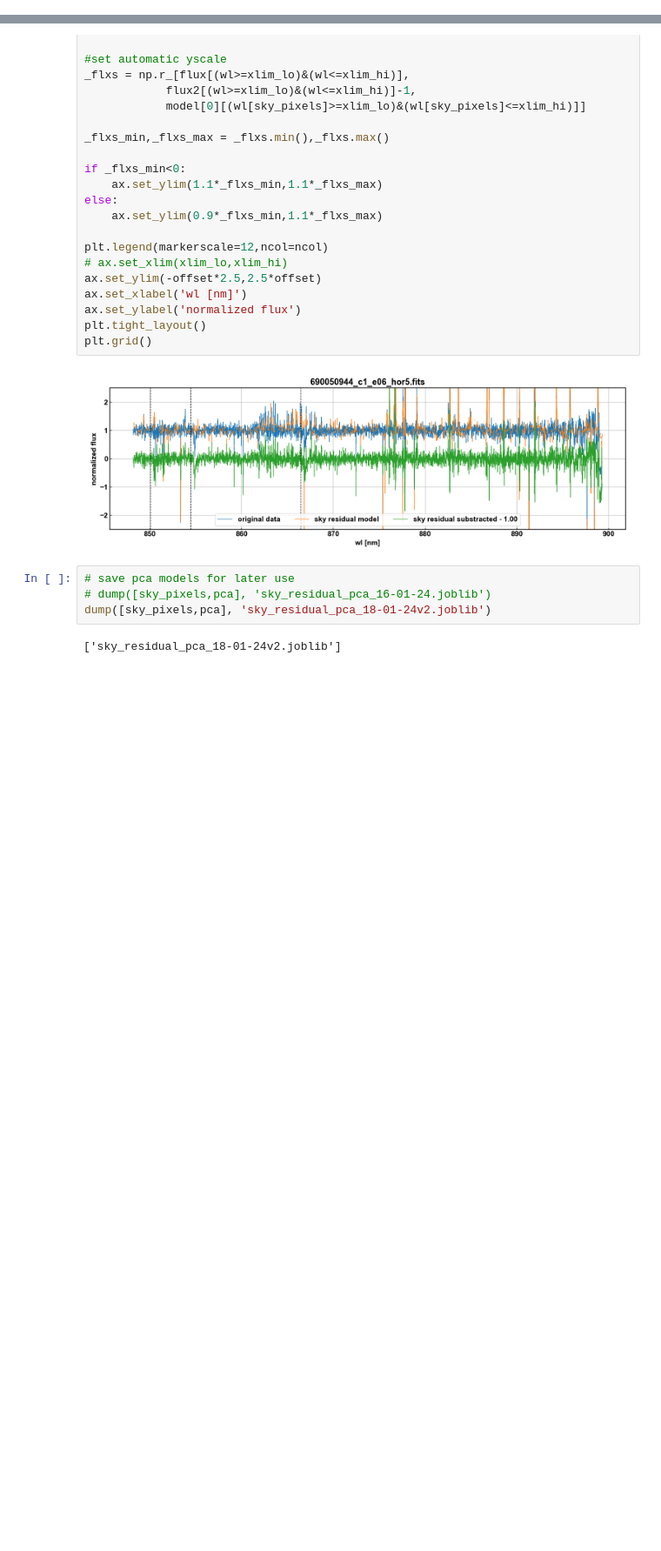
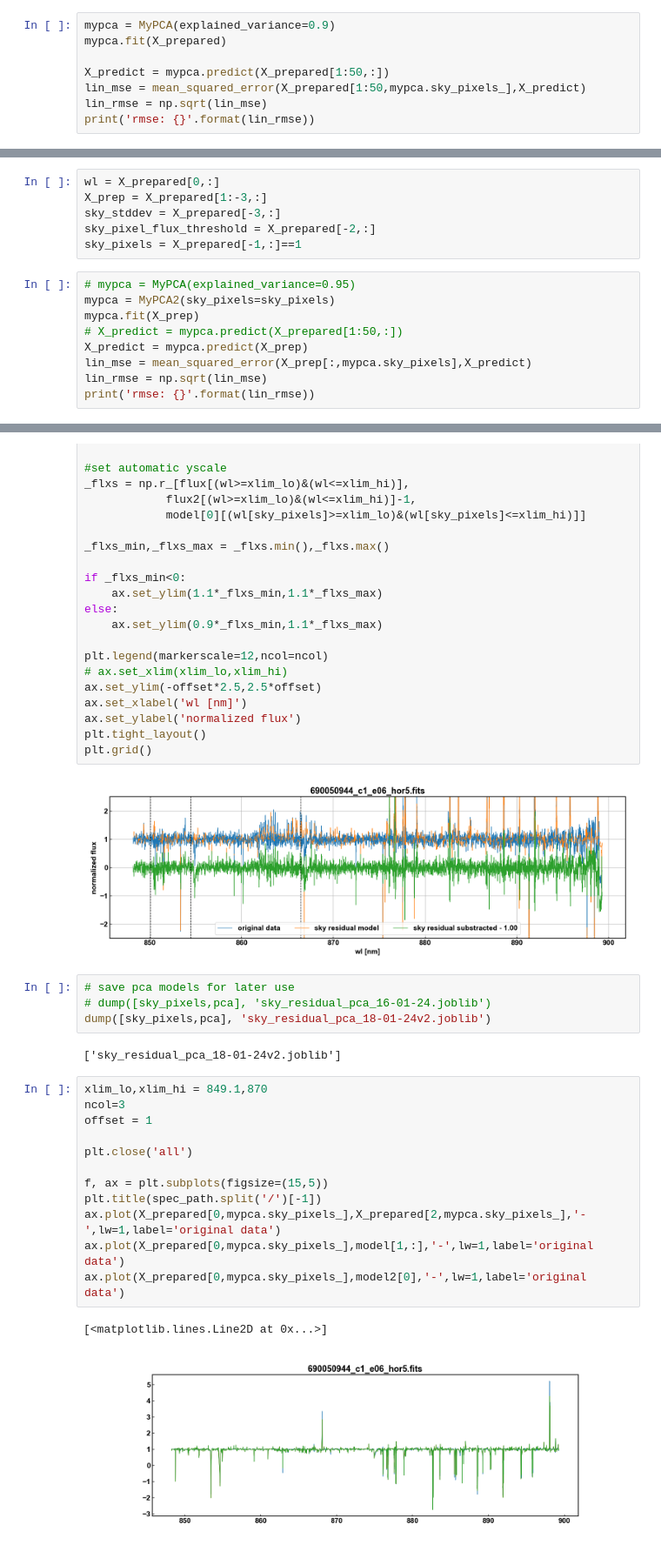
Before and after one commit to cabrera-ziri/Reticulum, a Jupyter notebook: sky_lines3.ipynb, the cells around one changed output, grey strips where cells are left out. Shown at 87% size. Drawn from its saved outputs; the diff is of its cells as text; blank space fills up the shorter version.

```diff
--- a/sky_lines3.ipynb
+++ b/sky_lines3.ipynb
@@ -492,3 +530,11 @@ plt.legend(markerscale=12,ncol=int(np.ceil(n_comp/2)))
 plt.tight_layout()
 # %% [output]
 [figure]
+# %%
+mypca = MyPCA(explained_variance=0.9)
+mypca.fit(X_prepared)
+
+X_predict = mypca.predict(X_prepared[1:50,:])
+lin_mse = mean_squared_error(X_prepared[1:50,mypca.sky_pixels_],X_predict)
+lin_rmse = np.sqrt(lin_mse)
+print('rmse: {}'.format(lin_rmse))
@@ -494,0 +586,15 @@ plt.tight_layout()
+# %%
+wl = X_prepared[0,:]
+X_prep = X_prepared[1:-3,:]
+sky_stddev = X_prepared[-3,:]
+sky_pixel_flux_threshold = X_prepared[-2,:]
+sky_pixels = X_prepared[-1,:]==1
+# %%
+# mypca = MyPCA(explained_variance=0.95)
+mypca = MyPCA2(sky_pixels=sky_pixels)
+mypca.fit(X_prep)
+# X_predict = mypca.predict(X_prepared[1:50,:])
+X_predict = mypca.predict(X_prep)
+lin_mse = mean_squared_error(X_prep[:,mypca.sky_pixels],X_predict)
+lin_rmse = np.sqrt(lin_mse)
+print('rmse: {}'.format(lin_rmse))
@@ -577,3 +693,18 @@ plt.grid()
 dump([sky_pixels,pca], 'sky_residual_pca_18-01-24v2.joblib')
 # %% [output]
 ['sky_residual_pca_18-01-24v2.joblib']
+# %%
+xlim_lo,xlim_hi = 849.1,870
+ncol=3
+offset = 1
+
+plt.close('all')
+
+f, ax = plt.subplots(figsize=(15,5))
+plt.title(spec_path.split('/')[-1])
+ax.plot(X_prepared[0,mypca.sky_pixels_],X_prepared[2,mypca.sky_pixels_],'-',lw=1,label='original data')
+ax.plot(X_prepared[0,mypca.sky_pixels_],model[1,:],'-',lw=1,label='original data')
+ax.plot(X_prepared[0,mypca.sky_pixels_],model2[0],'-',lw=1,label='original data')
+# %% [output]
+[<matplotlib.lines.Line2D at 0x...>]
+[figure, added]
```
Also changed, not shown: parts of 9 cells of this notebook.
